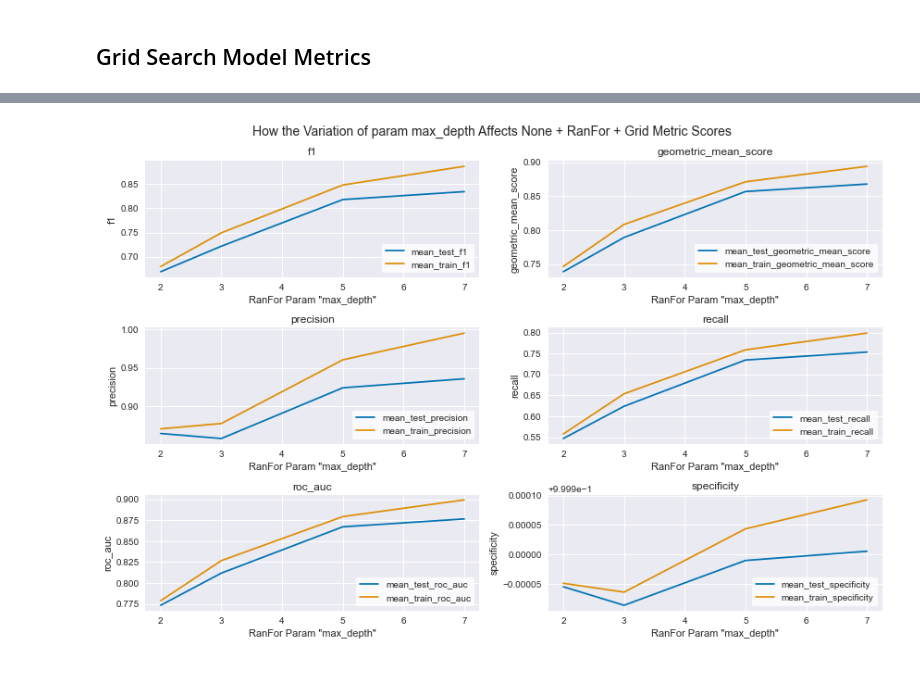
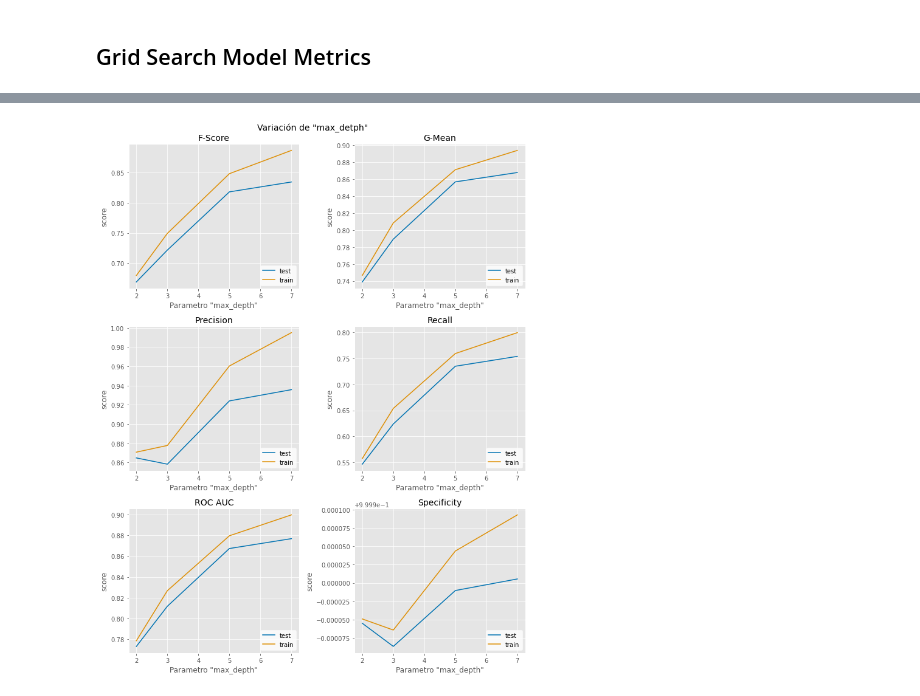
Before and after one commit to gerardovitale/fraud-detection, a Jupyter notebook: notebooks/src/explore_visualizations.ipynb, the cells around one changed output, grey strips where cells are left out. Cells and saved outputs as stored; diff of their text form; code cells hidden in the pictures.

```diff
--- a/notebooks/src/explore_visualizations.ipynb
+++ b/notebooks/src/explore_visualizations.ipynb
@@ -7,7 +7,7 @@ import pandas as pd
 import matplotlib.pyplot as plt
 import seaborn as sns
 
-plt.style.use('seaborn')
+plt.style.use('ggplot')
 COLORS = sns.color_palette('colorblind')
 # %% [markdown]
 ## Content Table:
@@ -450,27 +451,32 @@ cols = ['exp_id', 'param_C'] + metrics
 
 metric_to_plot = [col.replace('mean_test_', '') for col in df.columns
                   if col.startswith('mean_test_')]
-_ = plt.figure(figsize=[12,8])
-plt.suptitle('How the Variation of param C Affects Nonw + LogReg + Grid Metric Scores', fontsize=14)
+titles = [
+    'F-Score', 'G-Mean', 'Precision',
+    'Recall', 'ROC AUC', 'Specificity']
+
+_ = plt.figure(figsize=[10,13])
+plt.suptitle('Variación de C', fontsize=14)
 for index, metric in enumerate(metric_to_plot):
     plt.subplot(3,2,index+1)
+
     sns.lineplot(
         data=df.loc[mask, cols],
         x='param_C',
         y=f'mean_test_{metric}',
-        label=f'mean_test_{metric}',
+        label=f'test',
         color=COLORS[0])
     sns.lineplot(
         data=df.loc[mask, cols],
         x='param_C',
         y=f'mean_train_{metric}',
-        label=f'mean_train_{metric}',
+        label=f'train',
         color=COLORS[1])
-    plt.title(metric)
-    plt.ylabel(metric)
-    plt.xlabel('LogReg Param "C"')
+    plt.title(titles[index], fontsize=14)
+    plt.ylabel('score')
+    plt.xlabel('Parametro "C"')
     plt.legend(loc='lower right', frameon=True)\
         .get_frame().set_color('white')
 
-plt.tight_layout()
+    plt.tight_layout()
 # %% [output]
@@ -478,36 +484,38 @@ plt.tight_layout()
 # %%
 ## how MAX_DEPTH variation does affect RanFor metric scores:
 
 metrics = [col for col in df.columns
            if col.startswith('mean_test_')
            or col.startswith('mean_train_')]
 mask = df['param_resampling__sampling_strategy'] == ''
 cols = ['exp_id', 'param_max_depth'] + metrics
-
 metric_to_plot = [col.replace('mean_test_', '') for col in df.columns
                   if col.startswith('mean_test_')]
-_ = plt.figure(figsize=[12,8])
-plt.suptitle('How the Variation of param max_depth Affects None + RanFor + Grid Metric Scores', fontsize=14)
+_ = plt.figure(figsize=[10,13])
+plt.suptitle('Variación de "max_detph"', fontsize=14)
 for index, metric in enumerate(metric_to_plot):
     plt.subplot(3,2,index+1)
+
     sns.lineplot(
         data=df.loc[mask, cols],
         x='param_max_depth',
         y=f'mean_test_{metric}',
-        label=f'mean_test_{metric}',
+        label='test',
         color=COLORS[0])
+
     sns.lineplot(
         data=df.loc[mask, cols],
         x='param_max_depth',
         y=f'mean_train_{metric}',
-        label=f'mean_train_{metric}',
+        label='train',
         color=COLORS[1])
-    plt.title(metric)
-    plt.ylabel(metric)
-    plt.xlabel('RanFor Param "max_depth"')
+
+    plt.title(titles[index], fontsize=14)
+    plt.ylabel('score')
+    plt.xlabel('Parametro "max_depth"')
     plt.legend(loc='lower right', frameon=True)\
         .get_frame().set_color('white')
 
 plt.tight_layout()
 # %% [output]
-[figure, old version]
+[figure, new version]
```
Also changed, not shown: parts of 10 cells of this notebook, 4 other files.
